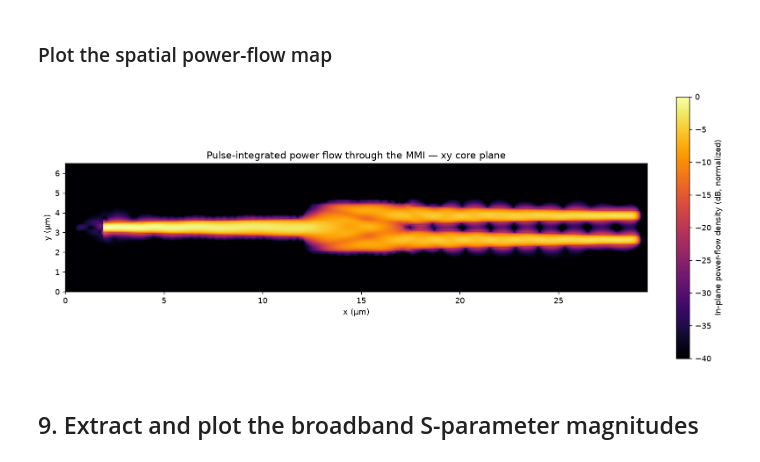
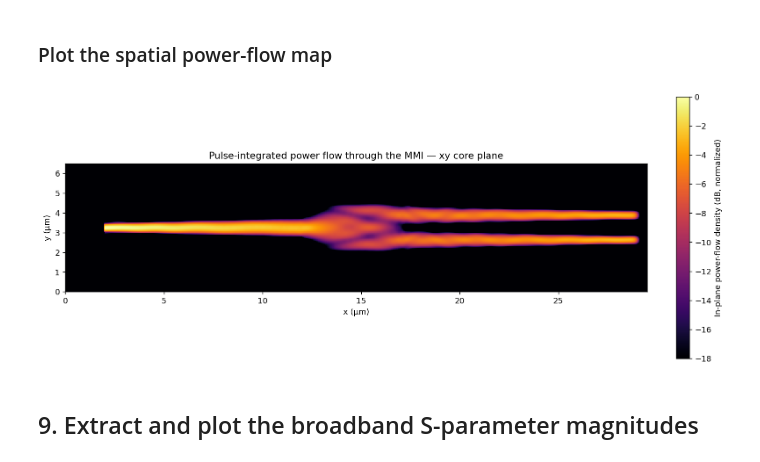
Before and after one commit to EMinsight/beamz, a Jupyter notebook: examples/notebooks/gdsfactory_component_sparameters.ipynb, the cells around one changed output. Cells and saved outputs as stored; diff of their text form; code cells hidden in the pictures.

Commit message:
Docs: refresh GDSFactory MMI simulation notebook

```diff
--- a/examples/notebooks/gdsfactory_component_sparameters.ipynb
+++ b/examples/notebooks/gdsfactory_component_sparameters.ipynb
@@ -83,13 +87,10 @@ settings = Settings(
     run_time=1.2e-12,
     grid_spec=GridSpec.auto(
         wavelength=1.55e-6,
-        min_steps_per_wvl=10,
+        min_steps_per_wvl=15,
         max_scale=1.25,
     ),
 )
-
-assert np.isclose(material_map["si"], settings.n_core**2)
-assert np.isclose(material_map["sio2"], settings.n_clad**2)
 # %% [markdown]
 ### Import the stack-aware 3D geometry
 # %%
@@ -124,9 +123,9 @@ mode_spec = beamz.ModeSpec(
     polarization="te",
 )
 
-# The input mode needs a wide aperture for its evanescent tails.
+# Use a centered, compact aperture: 2.0 µm wide by 1.5 µm high.
 source_port = prepared_ports["o1"].updated_copy(
-    size=(0.0, 3.0e-6, 2.0e-6),
+    size=(0.0, 2.0e-6, 1.5e-6),
     mode_spec=mode_spec,
     monitor_name="mode_o1",
 )
@@ -170,8 +169,9 @@ simulation = beamz.Simulation(
     boundaries=(beamz.PML(thickness=settings.pml_thickness, formulation="cpml"),),
     grid_spec=settings.grid_spec,
     run_time=settings.run_time,
+    setup_device="default",
 )
 
 print(f"3D grid: {simulation.grid.shape} | steps: {simulation.num_steps}")
-print(f"Source: {source.signed_direction} Gaussian pulse at o1")
+print(f"FDTD backend: {execution_backend} (direct CUDA)")
 # %% [output]
@@ -349,6 +241,13 @@ plt.show()
 # %% [markdown]
 ## 6. Run the single-pulse simulation
 # %%
-results = simulation.run(progress=True)
+# Compile once through the public API. JAX setup/mode work runs on CUDA, and
+# time stepping uses BeamZ's direct CUDA streaming backend.
+program = simulation.compile(
+    num_steps=simulation.num_steps,
+    backend=execution_backend,
+)
+
+results = simulation.run(progress=True, backend=execution_backend)
 print("Launched power:", results.launched_power())
 # %% [output]
@@ -416,25 +317,25 @@ y_edges_um = grid.axis_edges("y")[y_interval.start : y_interval.stop + 1] * 1e6
 # %%
 fig, ax = plt.subplots(figsize=(12, 4.8), constrained_layout=True)
 power_image = ax.pcolormesh(
     x_edges_um,
     y_edges_um,
     power_density_db,
     shading="flat",
     cmap="inferno",
-    vmin=-40.0,
+    vmin=-18.0,
     vmax=0.0,
 )
 fig.colorbar(power_image, ax=ax, label="In-plane power-flow density (dB, normalized)")
 ax.set(
     xlabel="x (µm)",
     ylabel="y (µm)",
     title="Pulse-integrated power flow through the MMI — xy core plane",
 )
 ax.set_aspect("equal")
 ax.grid(False)
 plt.show()
 # %% [output]
-[figure, old version]
+[figure, new version]
 # %% [markdown]
 ## 9. Extract and plot the broadband S-parameter magnitudes
 # %%
```
Also changed, not shown: parts of 11 cells of this notebook.
